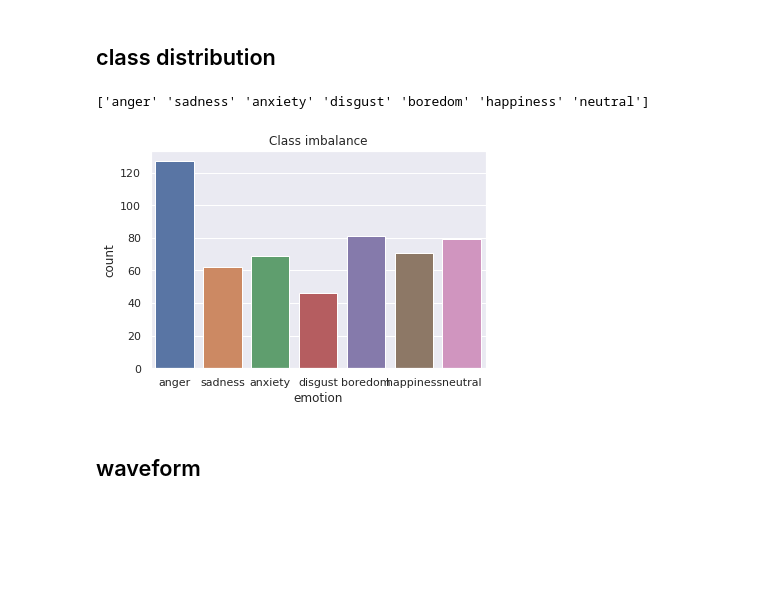
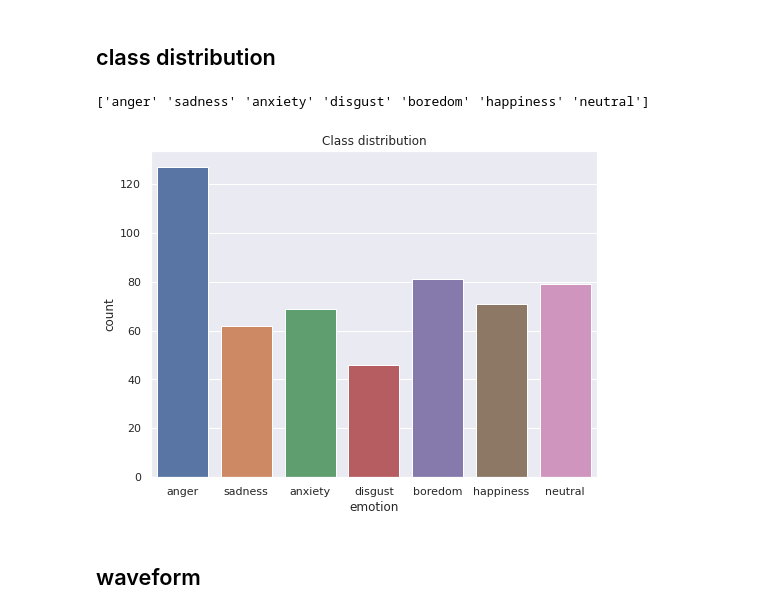
Before and after one commit to mikolajm190/python_SER_DL, a Jupyter notebook: src/emodb_SER.ipynb, the cells around one changed output. Drawn from its saved outputs; the diff is of its cells as text; code cells hidden in the pictures; blank space fills up the shorter version.

```diff
--- a/src/emodb_SER.ipynb
+++ b/src/emodb_SER.ipynb
@@ -55,18 +53,18 @@ df
 # %%
 import seaborn as sns
 import matplotlib.pyplot as plt
 
 # class imbalance plot
 print(df['emotion'].unique())
-plt.figure(figsize = (12,6))
+plt.figure(figsize = (8,6))
 sns.set_theme(style='darkgrid')
 sns.countplot(x = 'emotion', data = df)
-plt.title('Class imbalance')
-plt.savefig(imgsPath + 'class_imbalance.png')
+plt.title('Class distribution')
+plt.savefig(imgsPath + 'class_distribution.png')
 plt.show()
 # %% [output]
 ['anger' 'sadness' 'anxiety' 'disgust' 'boredom' 'happiness' 'neutral']
-[figure, old version]
+[figure, new version]
 # %% [markdown]
 ## waveform
 # %%
```
Also changed, not shown: parts of 3 cells of this notebook, 4 other files.
